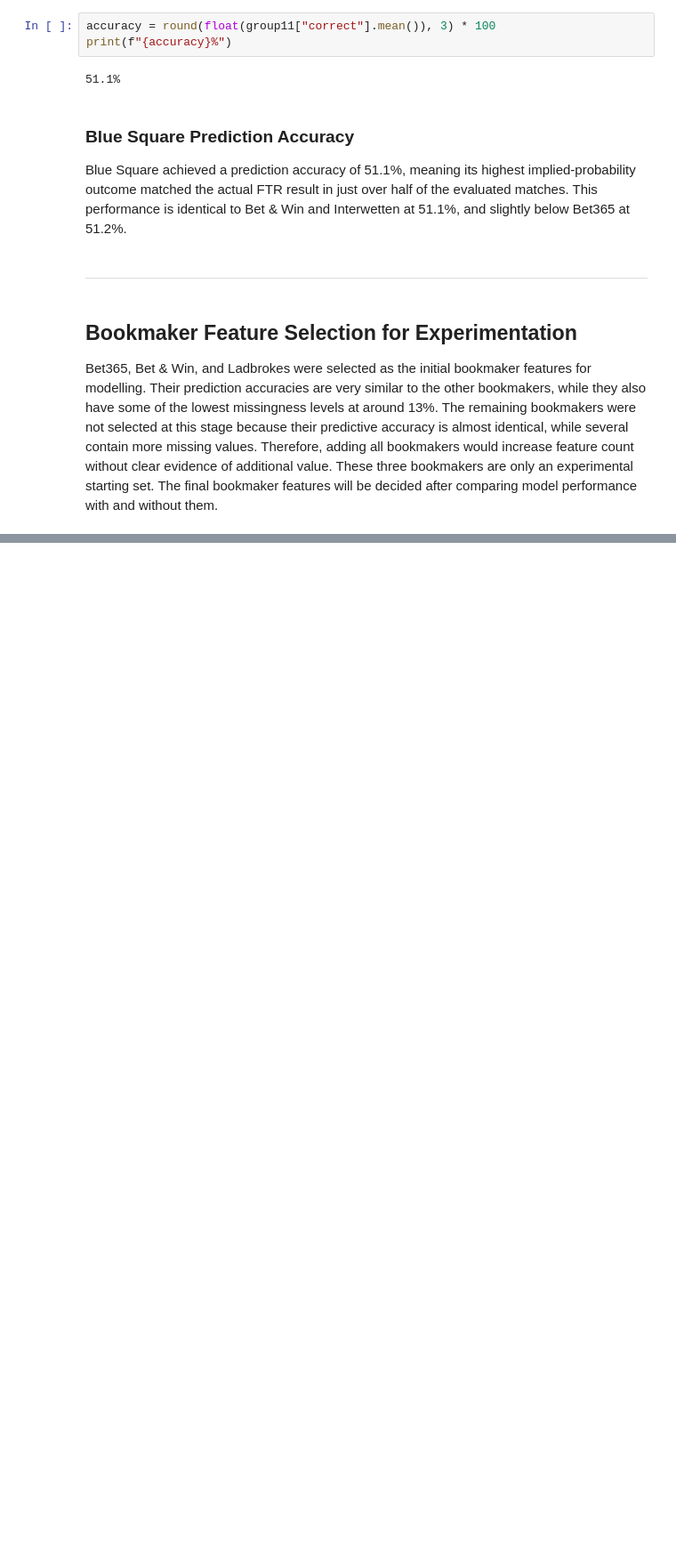
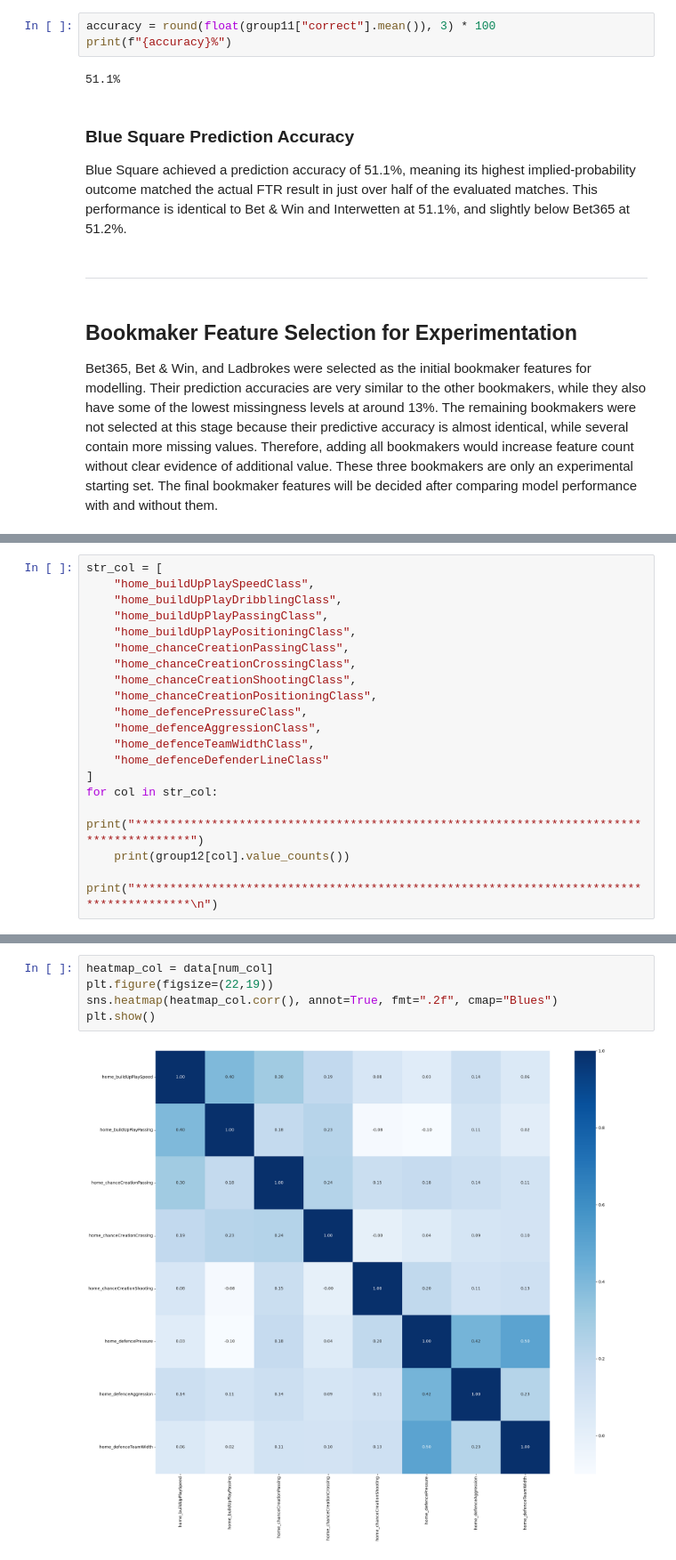
Before and after one commit to Aalli-Talpur/football-match-outcome-prediction, a Jupyter notebook: Notebook/02_Joined_Data_EDA.ipynb, the cells around one changed output, grey strips where cells are left out. Shown at 89% size. Drawn from its saved outputs; the diff is of its cells as text; blank space fills up the shorter version.

```diff
--- a/Notebook/02_Joined_Data_EDA.ipynb
+++ b/Notebook/02_Joined_Data_EDA.ipynb
@@ -912,0 +1024,19 @@ These three bookmakers are only an experimental starting set. The final bookmake
+# %%
+str_col = [
+    "home_buildUpPlaySpeedClass",
+    "home_buildUpPlayDribblingClass",
+    "home_buildUpPlayPassingClass",
+    "home_buildUpPlayPositioningClass",
+    "home_chanceCreationPassingClass",
+    "home_chanceCreationCrossingClass",
+    "home_chanceCreationShootingClass",
+    "home_chanceCreationPositioningClass",
+    "home_defencePressureClass",
+    "home_defenceAggressionClass",
+    "home_defenceTeamWidthClass",
+    "home_defenceDefenderLineClass"
+]
+for col in str_col:
+    print("****************************************************************************************")
+    print(group12[col].value_counts())
+    print("****************************************************************************************\n")
@@ -912,0 +1163,7 @@ These three bookmakers are only an experimental starting set. The final bookmake
+# %%
+heatmap_col = data[num_col]
+plt.figure(figsize=(22,19))
+sns.heatmap(heatmap_col.corr(), annot=True, fmt=".2f", cmap="Blues")
+plt.show()
+# %% [output]
+[figure, added]
```
Also changed, not shown: parts of 22 cells of this notebook.
